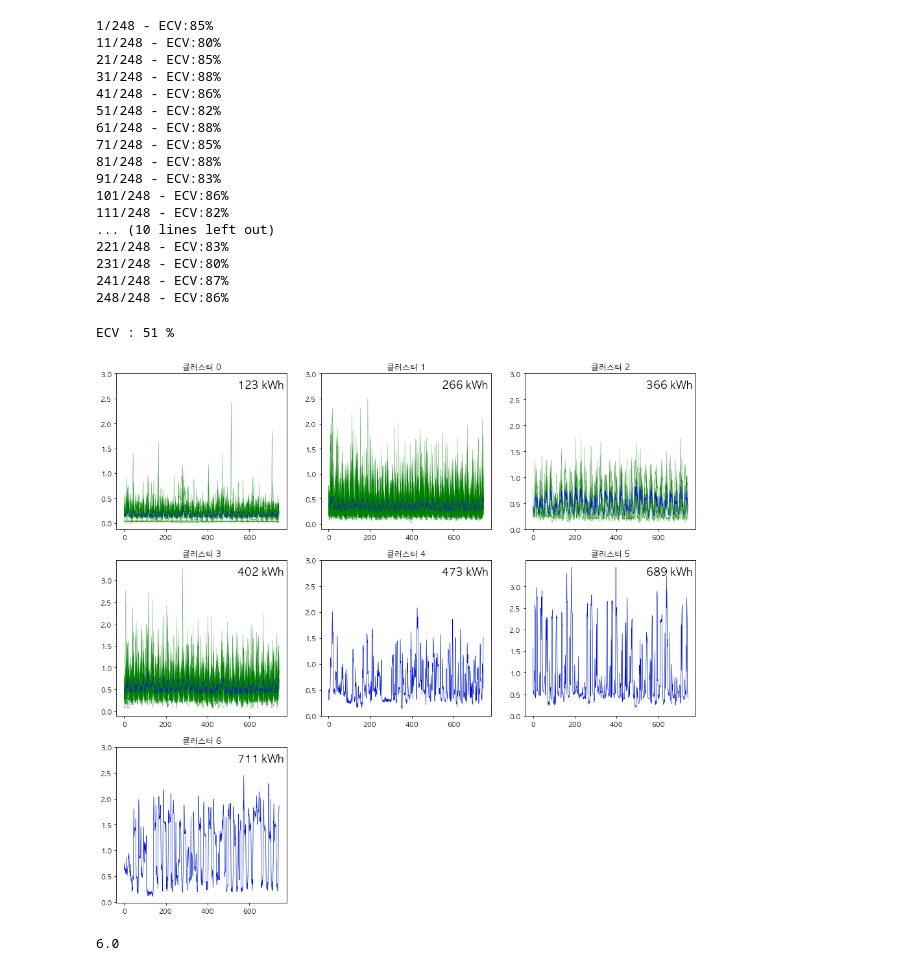
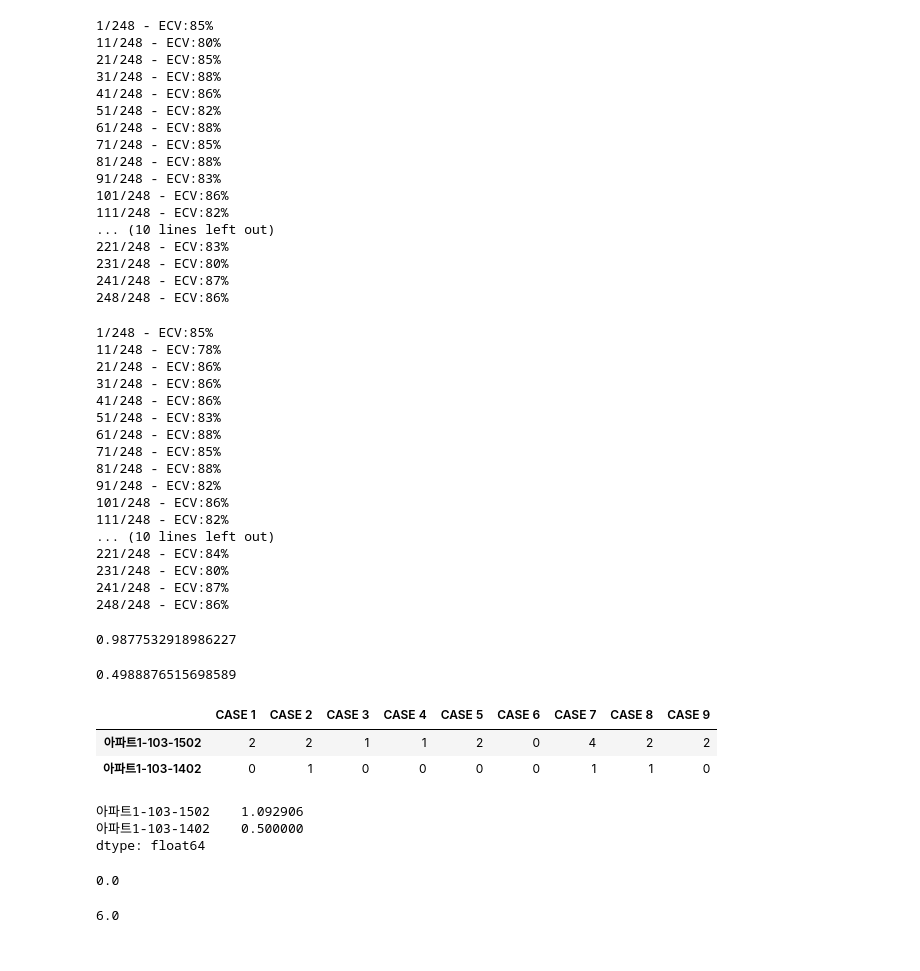
Before and after one commit to formegusto/distribution-public-fee, a Jupyter notebook: pt5.compare.ipynb, the cells around one changed output. Saved outputs shown, nothing was run; the diff lists cells and outputs as text; code cells hidden in the pictures.

Commit message:
update : TimeDivision KMeans Comp

```diff
--- a/pt5.compare.ipynb
+++ b/pt5.compare.ipynb
@@ -225,15 +225,71 @@ for case in range(0,100):
 241/248 - ECV:87%
 248/248 - ECV:86%
 # %%
-sf = SavingFeedback(xlsx, _type="kmeans")
-# tdsf = SavingFeedback(xlsx, _type="tdkmeans")
+from src import SavingFeedback
 
-sf.select_month(1)
-sf.kmeans_run()
-sf.kmeans.draw_plot()
+sf_ran_test = pd.DataFrame(index=m_60_1.columns)
+tdsf_ran_test = pd.DataFrame(index=m_60_1.columns)
+
+for case in range(1, 101):
+    sf = SavingFeedback(xlsx, _type="kmeans")
+    tdsf = SavingFeedback(xlsx, _type="tdkmeans")
+
+    sf.select_month(1)
+    sf.kmeans_run()
+
+    clear_output(wait=True)
+
+    tdsf.select_month(1)
+    tdsf.kmeans_run()
+
+    clear_output(wait=True)
+
+    sf_ran_test["CASE {}".format(case)] = sf.kmeans.labels_.astype("int")
+    tdsf_ran_test["CASE {}".format(case)] = tdsf.kmeans.labels_.astype("int")
 # %% [output]
-ECV : 51 %
+1/248 - ECV:85%
+11/248 - ECV:78%
+21/248 - ECV:86%
+31/248 - ECV:86%
+41/248 - ECV:86%
+51/248 - ECV:83%
+61/248 - ECV:88%
+71/248 - ECV:85%
+81/248 - ECV:88%
+91/248 - ECV:82%
+101/248 - ECV:86%
+111/248 - ECV:82%
+... (10 lines left out)
+221/248 - ECV:84%
+231/248 - ECV:80%
+241/248 - ECV:87%
+248/248 - ECV:86%
-[figure, removed]
+# %%
+sf_ran_test.std(axis=1).max()
+# %% [output]
+0.9877532918986227
+# %%
+tdsf_ran_test.std(axis=1).max()
+# %% [output]
+0.4988876515698589
+# %%
+test = sf_ran_test.sample(n=2)
+
+test
+# %% [output]
+|  | CASE 1 | CASE 2 | CASE 3 | CASE 4 | CASE 5 | CASE 6 | CASE 7 | CASE 8 | CASE 9 |
+| 아파트1-103-1502 | 2 | 2 | 1 | 1 | 2 | 0 | 4 | 2 | 2 |
+| 아파트1-103-1402 | 0 | 1 | 0 | 0 | 0 | 0 | 1 | 1 | 0 |
+# %%
+test.std(axis=1)
+# %% [output]
+아파트1-103-1502    1.092906
+아파트1-103-1402    0.500000
+dtype: float64
+# %%
+np.std([5,5])
+# %% [output]
+0.0
 # %%
 outlier_chk_sf.max()
 # %% [output]
```
